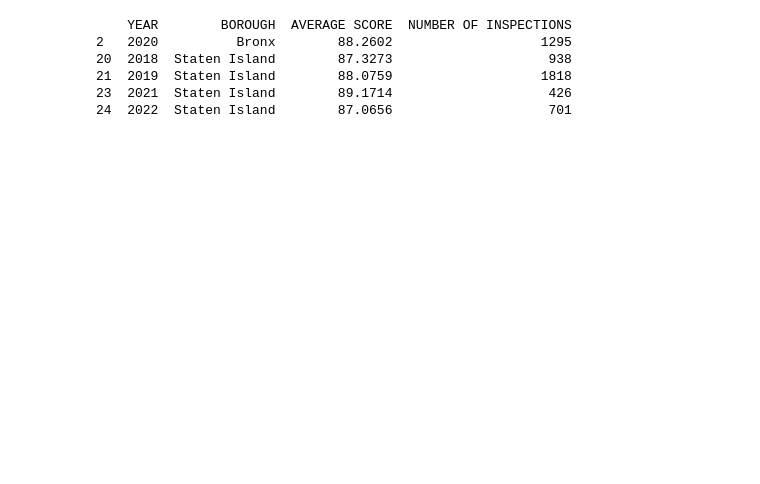
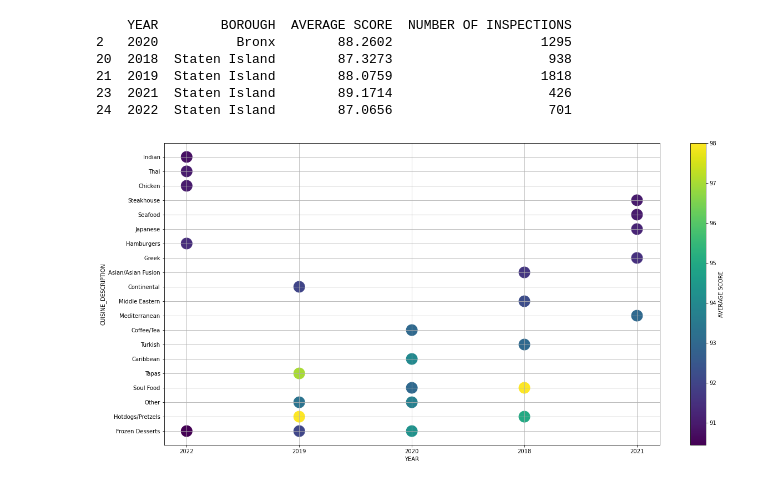
Before and after one commit to IfElseRun/Python-Data-Analysis, a Jupyter notebook: business-case-data-analysis.ipynb, the cells around one changed output. Drawn from its saved outputs; the diff is of its cells as text; code cells hidden in the pictures; blank space fills up the shorter version.

```diff
--- a/business-case-data-analysis.ipynb
+++ b/business-case-data-analysis.ipynb
@@ -47,3 +72,58 @@ print(r[m])
 21  2019  Staten Island        88.0759                   1818
 23  2021  Staten Island        89.1714                    426
 24  2022  Staten Island        87.0656                    701
+# %%
+#
+# SQL query o
+#q1 = ('''SELECT a.* FROM ( SELECT cast(year(INSPECTION_DATE) as nchar) AS `YEAR`, CUISINE_DESCRIPTION, cast(AVG(WEIGHED_SCORE) as int) AS `AVERAGE SCORE`, COUNT(SCORE) AS `NUMBER OF INSPECTIONS`, RANK() OVER ( PARTITION BY `YEAR` ORDER BY `AVERAGE SCORE` DESC ) score_rank FROM nyc_restaurants.clean_data WHERE BORO = 'Staten Island' GROUP BY `YEAR`, CUISINE_DESCRIPTION ) AS a WHERE a.score_rank <= 5 ORDER BY a.`YEAR` ASC, a.score_rank ASC;''')
+"""
+q1 = ('''SELECT
+            f.*,
+            (f.`AVERAGE SCORE` * f.occurrences) AS `TOP SCORE`
+        FROM (
+            select
+                `a`.*,
+                row_number() over (partition by `a`.CUISINE_DESCRIPTION) as occurrences
+            from (
+                select
+                    cast(year(`filtered`.`INSPECTION_DATE`) AS nchar) AS `YEAR`,
+                    `filtered`.`CUISINE_DESCRIPTION` AS `CUISINE_DESCRIPTION`,
+                    avg(`filtered`.`WEIGHED_SCORE`) AS `AVERAGE SCORE`,
+                    count(`filtered`.`SCORE`) AS `NUMBER OF INSPECTIONS`,
+                    rank() over ( partition by year(`filtered`.`INSPECTION_DATE`) order by avg(`filtered`.`WEIGHED_SCORE`) desc) AS `score_rank`
+                from (
+                    select *,
+                    LAST_VALUE(year(`clean_data`.`INSPECTION_DATE`)) OVER (
+                        PARTITION BY `clean_data`.`CUISINE_DESCRIPTION`
+                        ORDER BY year(`clean_data`.`INSPECTION_DATE`)
+                        RANGE BETWEEN
+                            UNBOUNDED PRECEDING AND
+                            UNBOUNDED FOLLOWING
+                    ) `last_year`
+                    from `nyc_restaurants`.`clean_data`
+                ) filtered
+                where `filtered`.`BORO` = 'Staten Island' AND filtered.`last_year` = year(now())
+                group by year(`filtered`.`INSPECTION_DATE`),`filtered`.`CUISINE_DESCRIPTION`
+            ) `a`
+            where `a`.`score_rank` <= 5
+            order by `a`.`YEAR`,`a`.`score_rank`
+        ) AS f
+        order by `TOP SCORE` DESC;''')
+"""
+q1 = ('''SELECT * FROM nyc_restaurants.borough_cuisine_analysis;''')
+
+# Convert the SQL query to Pandas DataFrame
+r1 = pd.read_sql(q1,  new_connection.con)
+
+#ax= r1.plot( kind = "scatter",x= 'YEAR',
+#                    y='CUISINE_DESCRIPTION',
+#                    c='AVERAGE SCORE',
+#                    colormap='viridis',s=400,sharex=False)
+
+ax = r1.plot.scatter(x = 'YEAR', y = 'CUISINE_DESCRIPTION', grid=True, s = 400, c = 'AVERAGE SCORE', colormap='viridis', sharex=False);
+
+fig = ax.get_figure()
+# Change the plot dimensions (width, height)
+fig.set_size_inches(20,10)
+# %% [output]
+[figure, added]
```
Also changed, not shown: parts of 7 cells of this notebook.
